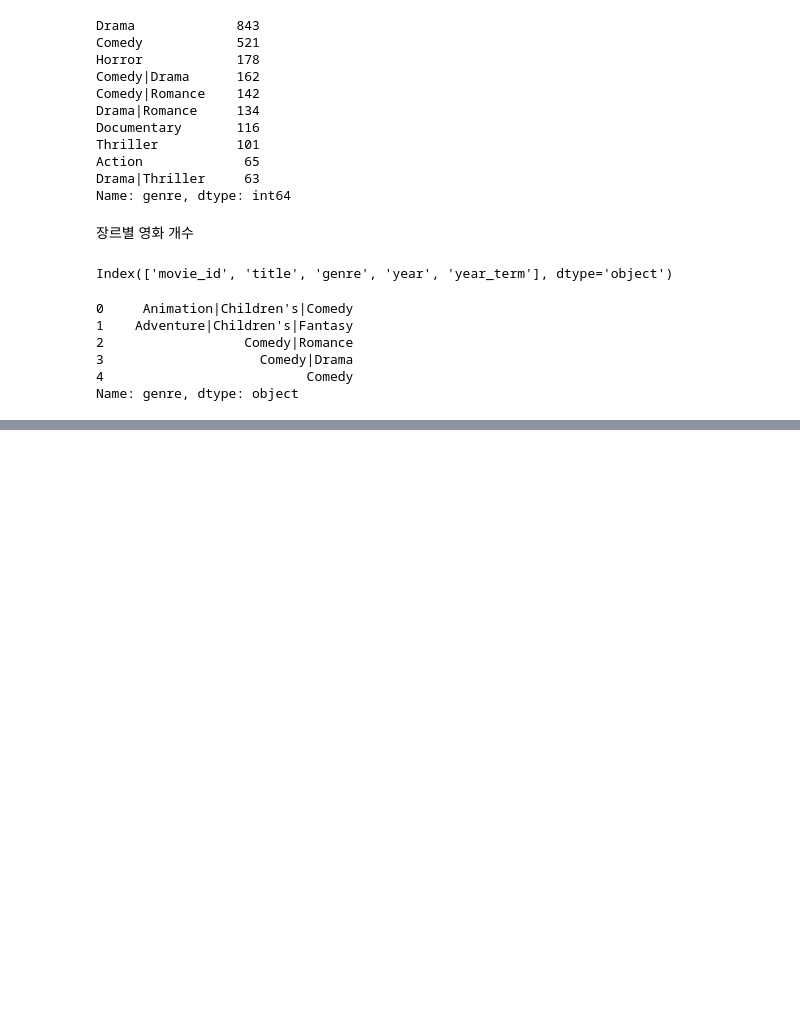
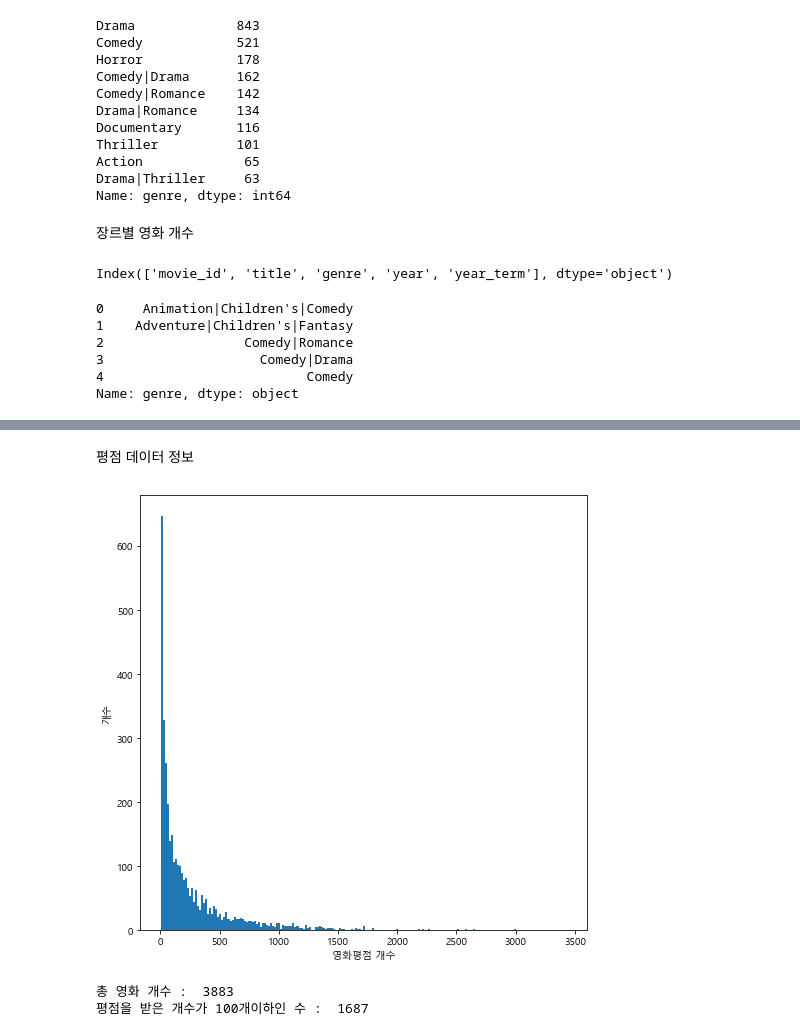
Before and after one commit to onulee/https---github.com-onulee-kdigital1, a Jupyter notebook: 11.deep/d0809/ju0809_01_영화평점예측.ipynb, the cells around one changed output, grey strips where cells are left out. Drawn from its saved outputs; the diff is of its cells as text; code cells hidden in the pictures; blank space fills up the shorter version.

```diff
--- a/11.deep/d0809/ju0809_01_영화평점예측.ipynb
+++ b/11.deep/d0809/ju0809_01_영화평점예측.ipynb
@@ -177,0 +272,18 @@ for index,row in movie_data.iterrows():
+# %% [markdown]
+평점 데이터 정보
+# %%
+# 영화별 평점이 주어진 개수
+movie_rate_count = rating_data.groupby('movie_id')['rating'].count().values
+plt.rcParams['figure.figsize']=[8,8]
+fig = plt.hist(movie_rate_count, bins=200)
+plt.ylabel('개수')
+plt.xlabel('영화평점 개수')
+plt.show()
+# %% [output]
+[figure, added]
+# %%
+print('총 영화 개수 : ',len(movie_data['movie_id'].unique()))
+print('평점을 받은 개수가 100개이하인 수 : ',len(movie_rate_count[movie_rate_count<100]))
+# %% [output]
+총 영화 개수 :  3883
+평점을 받은 개수가 100개이하인 수 :  1687
```
Also changed, not shown: parts of 23 cells of this notebook.
